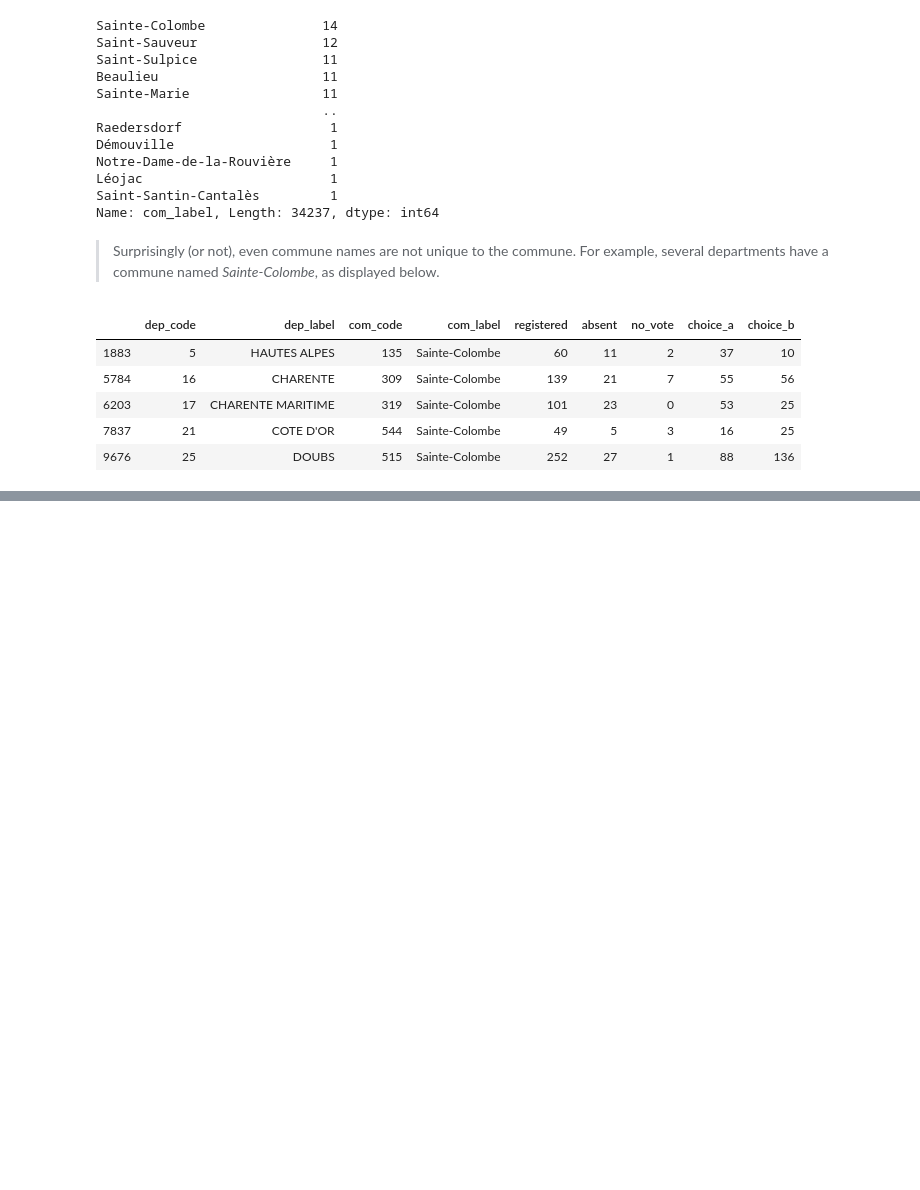
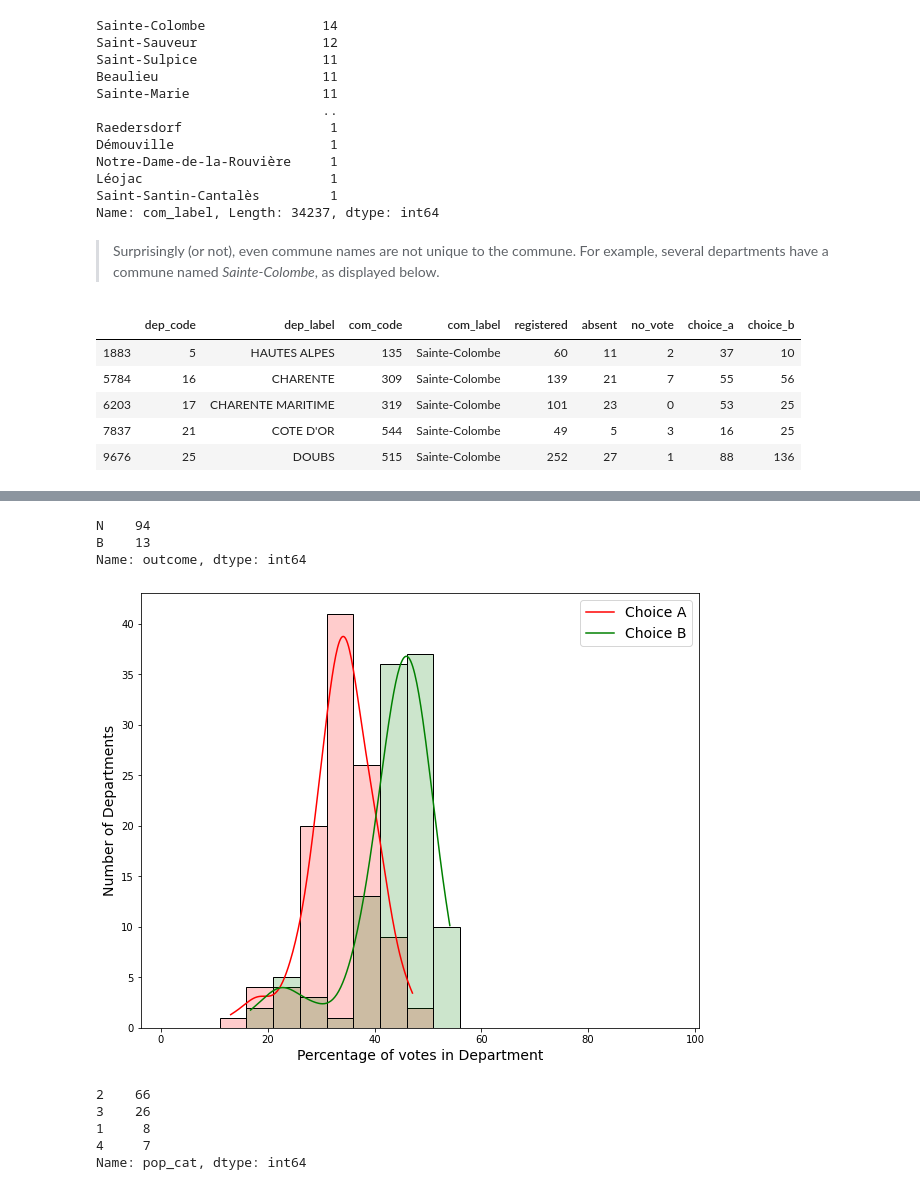
Before and after one commit to palsagar/SGR_project, a Jupyter notebook: eda.ipynb, the cells around one changed output, grey strips where cells are left out. Saved outputs shown, nothing was run; the diff lists cells and outputs as text; code cells hidden in the pictures; blank space fills up the shorter version.

```diff
--- a/eda.ipynb
+++ b/eda.ipynb
@@ -310,0 +392,12 @@ data.loc[data["com_label"] == "Sainte-Colombe"][:5]
+# %%
+departments["outcome"] = "N"
+
+# creating boolean masks for choosing if A or B won the referendum in the department
+mask_A = (departments["choice_a"] > (departments["choice_b"] + departments["no_vote"] + departments["absent"]))
+mask_B = (departments["choice_b"] > (departments["choice_a"] + departments["no_vote"] + departments["absent"]))
+
+# Replacing N with winners A or B
+departments.loc[mask_A , "outcome"] = "A"
+departments.loc[mask_B , "outcome"] = "B"
+
+departments.head()
@@ -310,0 +412,27 @@ data.loc[data["com_label"] == "Sainte-Colombe"][:5]
+# %%
+departments["outcome"].value_counts()
+# %% [output]
+N    94
+B    13
+Name: outcome, dtype: int64
+# %%
+for col in ["choice_a","choice_b","no_vote","absent"]:
+    departments[col] = 100.0*(departments[col] / departments["registered"])
+# %%
+fig, ax = plt.subplots(figsize=(10,8));
+sns.histplot(departments, x="choice_a", bins=range(1, 100, 5), kde=True, legend=True, color="red", alpha=0.2, ax=ax);
+sns.histplot(departments, x="choice_b", bins=range(1, 100, 5), kde=True, legend=True, color="green", alpha=0.2, ax=ax);
+ax.legend(["Choice A", "Choice B"], fontsize = 14);
+ax.set_xlabel("Percentage of votes in Department", fontsize=14);
+ax.set_ylabel("Number of Departments", fontsize=14);
+# %% [output]
+[figure, added]
+# %%
+departments["pop_cat"] = pd.cut(departments["registered"], bins=[0., 1e5, 5e5, 1e6, np.inf],labels=[1, 2, 3, 4])
+departments["pop_cat"].value_counts()
+# %% [output]
+2    66
+3    26
+1     8
+4     7
+Name: pop_cat, dtype: int64
```
Also changed, not shown: parts of 33 cells of this notebook.
